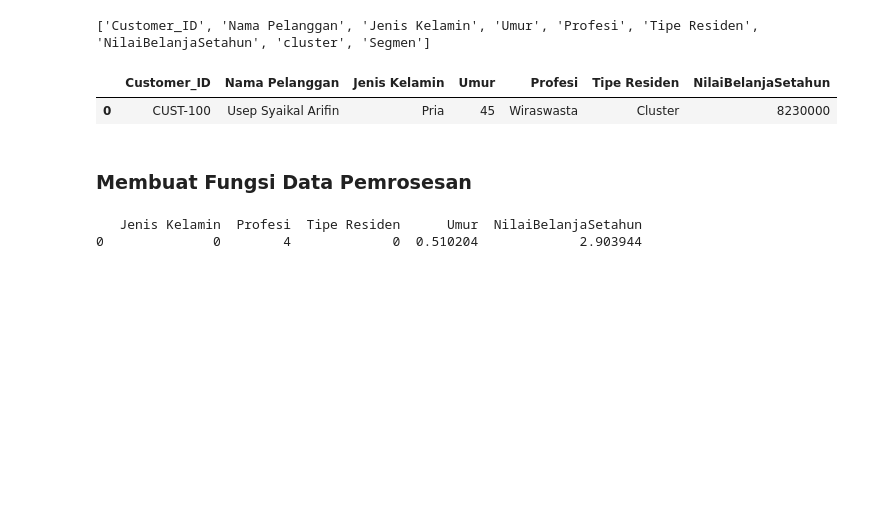
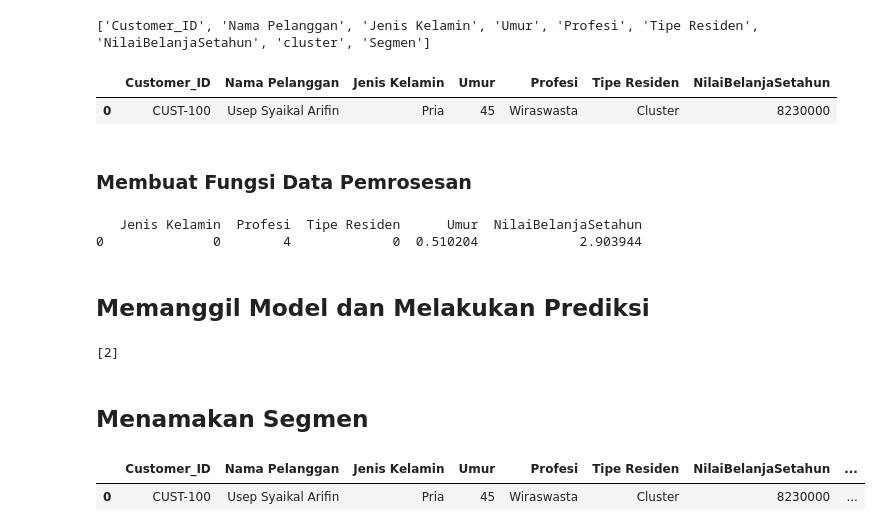
Before and after one commit to UsepSyaikalArifin/Data-Science-Projects, a Jupyter notebook: Data Science in Marketing - Customer Segmentation with Python/main.ipynb, the cells around one changed output. Drawn from its saved outputs; the diff is of its cells as text; code cells hidden in the pictures; blank space fills up the shorter version.

```diff
--- a/Data Science in Marketing - Customer Segmentation with Python/main.ipynb
+++ b/Data Science in Marketing - Customer Segmentation with Python/main.ipynb
@@ -518,3 +518,43 @@ print(new_df_model)
 # %% [output]
    Jenis Kelamin  Profesi  Tipe Residen      Umur  NilaiBelanjaSetahun
 0              0        4             0  0.510204             2.903944
+# %% [markdown]
+## Memanggil Model dan Melakukan Prediksi
+# %%
+def modelling(data):
+    # Memanggil Model
+    model_kproto = pickle.load(open("model_kproto.pkl", "rb"))
+    # Melakukan Prediksi
+    cluster = model_kproto.predict(data, categorical=[0, 1, 2])
+    return cluster
+
+# Menjalankan Fungsi
+cluster = modelling(new_df_model)
+print(cluster)
+# %% [output]
+[2]
+# %% [markdown]
+## Menamakan Segmen
+# %%
+def menamakan_segmen(data, cluster):
+    # Menggabungkan cluster dan data
+    data_final = data.copy()
+    data_final["cluster"] = cluster
+
+    # Menamakan Segmen
+    data_final["Segmen"] = data_final["cluster"].map({
+        0: "Adult Diamond Member",
+        1: "Young Silver Member",
+        2: "Old Diamond Member",
+        3: "Old Gold Member",
+        4: "Adult Gold Member"
+    })
+
+    return data_final
+
+# Menjalankan Fungsi
+new_data = menamakan_segmen(new_df, cluster)
+display(new_data)
+# %% [output]
+|  | Customer_ID | Nama Pelanggan | Jenis Kelamin | Umur | Profesi | Tipe Residen | NilaiBelanjaSetahun | ... |
+| 0 | CUST-100 | Usep Syaikal Arifin | Pria | 45 | Wiraswasta | Cluster | 8230000 | ... |
```
Also changed, not shown: 1 other file.
